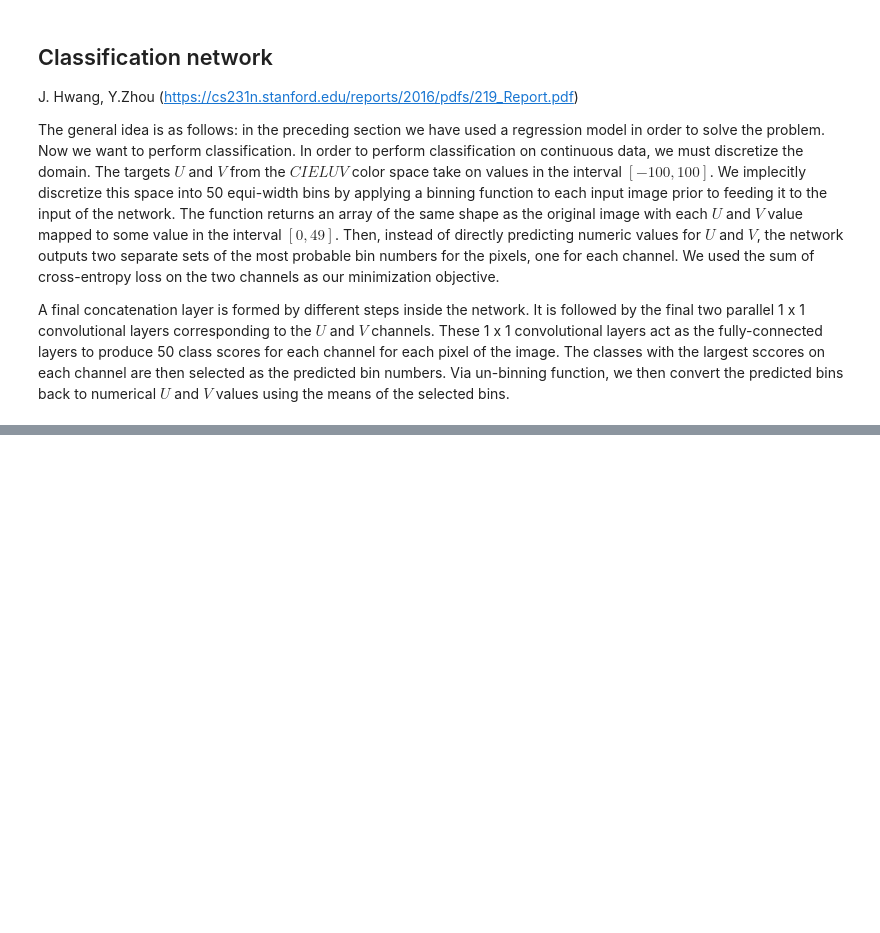
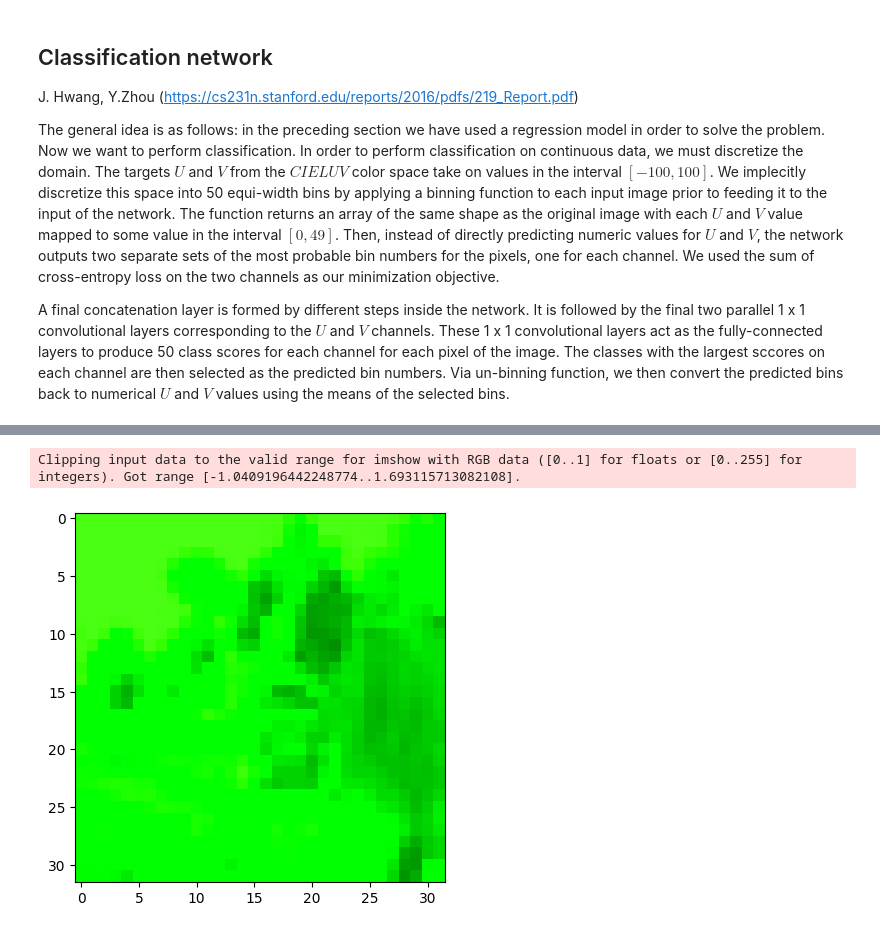
Before and after one commit to mihribanyvs/Colorization, a Jupyter notebook: first_file.ipynb, the cells around one changed output, grey strips where cells are left out. Cells and saved outputs as stored; diff of their text form; code cells hidden in the pictures; blank space fills up the shorter version.

```diff
--- a/first_file.ipynb
+++ b/first_file.ipynb
@@ -570,7 +546,7 @@ for batch in org_train:
         rgb_colorized = rgb_colorized.astype(np.float32) / 255
         #bgr_colorized = cv2.cvtColor(rgb_colorized, cv2.COLOR_BGR2RGB)
 
-        image_tensor, _ = batch  # Estrai dati dal batch
+        image_tensor, _, _ = batch  # Estrai dati dal batch
 
         org_rgb = image_tensor[i, :, :, :]  # First batch image
         image_yuv = rgb_to_yuv(org_rgb)
@@ -1118,0 +1130,77 @@ KeyboardInterrupt:
+# %%
+# Loading the model
+
+device = torch.device("cuda" if torch.cuda.is_available() else "cpu")
+model = ClassificationCNN().to(device)
+model.load_state_dict(torch.load("yuv_classification_30ep.pth"))
+
+dataset = YUVImageClassificationDataset(filenames, images_data)
+
+org_dataset = CustomDataset(filenames = filenames, images_data = images_data, transform = transform)
+org_train = DataLoader(org_dataset, batch_size = 8, shuffle = False)
+
+train_loader = DataLoader(dataset, batch_size = 8, shuffle = False)
+# %%
+# Extracting values from the trained network
+n_out = 4
+for batch in train_loader:
+    for i in range(n_out):
+        # Let's just display some results
+        y_input = dataset[i][0].unsqueeze(0)
+        U_target = dataset[i][1].unsqueeze(0)
+        V_target = dataset[i][2].unsqueeze(0)
+        #y_input, U_target, V_target = batch
+
+        y_input, U_target, V_target = y_input.to(device), U_target.to(device), V_target.to(device)
+
+        #print(f'y_input shape: {y_input.shape}')
+        #print(f'U_target shape: {U_target.shape}')
+        #print(f'V_target shape: {V_target.shape}')
+
+        U_pred, V_pred = model(y_input)
+
+        #print(f'U_pred shape: {U_pred.shape}')
+        #print(f'V_pred shape: {V_pred.shape}')
+
+        conv_pred_U = converter(U_pred) # returns the index of the bin with highest probability
+        conv_pred_V = converter(V_pred)
+
+
+        bins = np.linspace(0, 1, bin_count + 1)  # Bin edges
+
+        U_target_rec = unbin_labels(bins, U_target) # retrieves bins[U_target] -> U_target containes the bin corresponding to the correct color value
+                                                    # gives back the bin values, i.e. values of the uv scale between 0 and 1
+
+        U_target_rec_tensor = torch.tensor(U_target_rec, dtype=torch.float32)#.resize(8, 1,32,32)
+
+        U_reconstructed = unbin_labels(bins, conv_pred_U)
+        U_reconstructed_tensor = torch.tensor(U_reconstructed, dtype=torch.float32)
+
+        V_target_rec = unbin_labels(bins, V_target)
+        V_target_rec_tensor = torch.tensor(V_target_rec , dtype=torch.float32)#.resize(8, 1,32,32)
+        V_reconstructed = unbin_labels(bins, conv_pred_V)
+        V_reconstructed_tensor = torch.tensor(V_reconstructed, dtype=torch.float32)
+
+
+        # Given the reconstructed image, let's display some result
+        #U_reconstructed_tensor = U_reconstructed_tensor * 255
+        #V_reconstructed_tensor = V_reconstructed_tensor * 255
+
+        yuv_image = np.stack([
+        y_input.cpu().numpy(),
+        U_reconstructed_tensor.cpu().numpy(),
+        V_reconstructed_tensor.cpu().numpy()
+        ], axis=-1)
+
+        rgb_image = yuv_to_rgb(yuv_image[0, 0, :, : , :])
+
+        plt.imshow(rgb_image / 255)
+        plt.show()
+
+
+        break
+
+    break
+# %% [output]
+Clipping input data to the valid range for imshow with RGB data ([0..1] for floats or [0..255] for integers). Got range [-1.0409196442248774..1.693115713082108].
+[figure, added]
```
Also changed, not shown: parts of 15 cells of this notebook, 5 other files.
